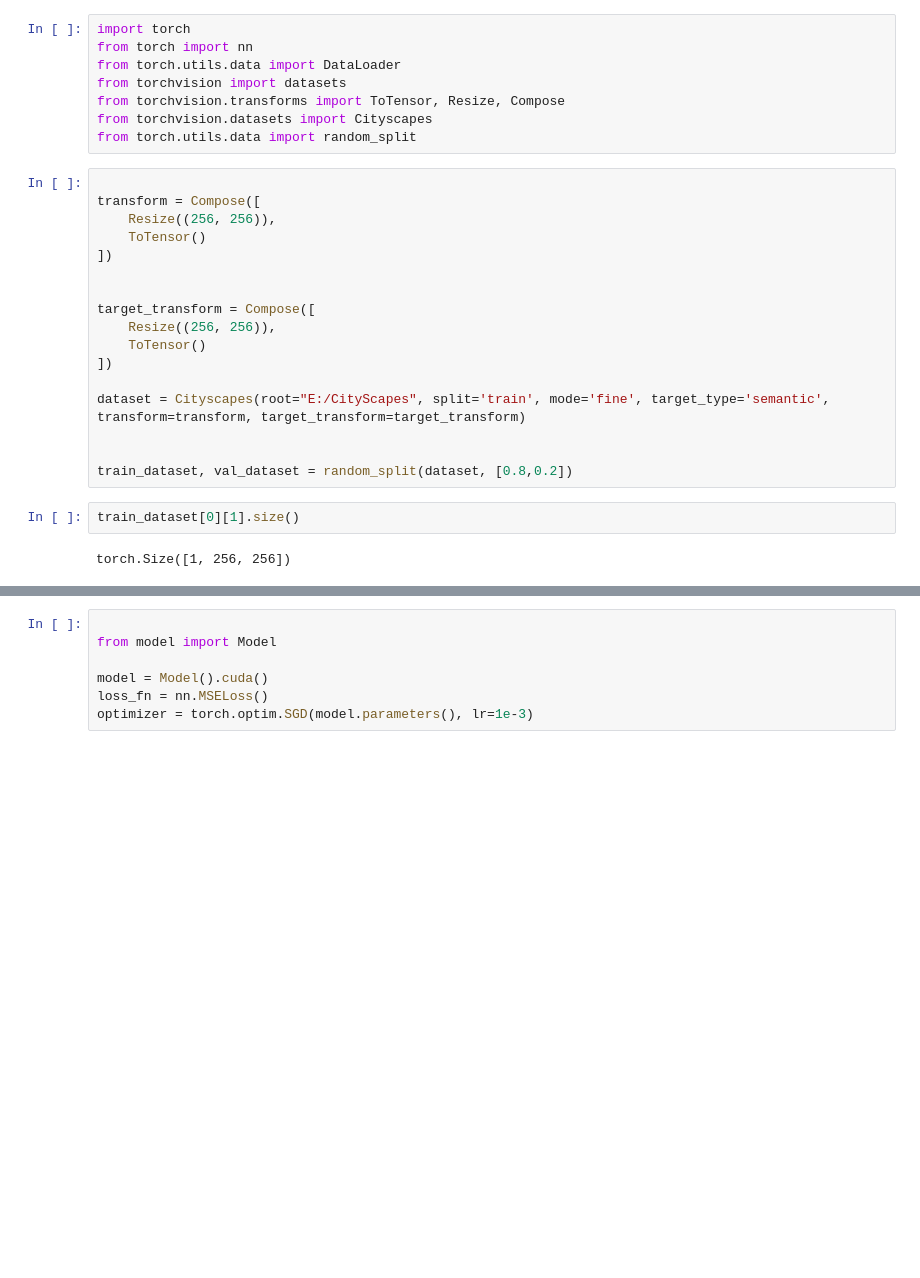
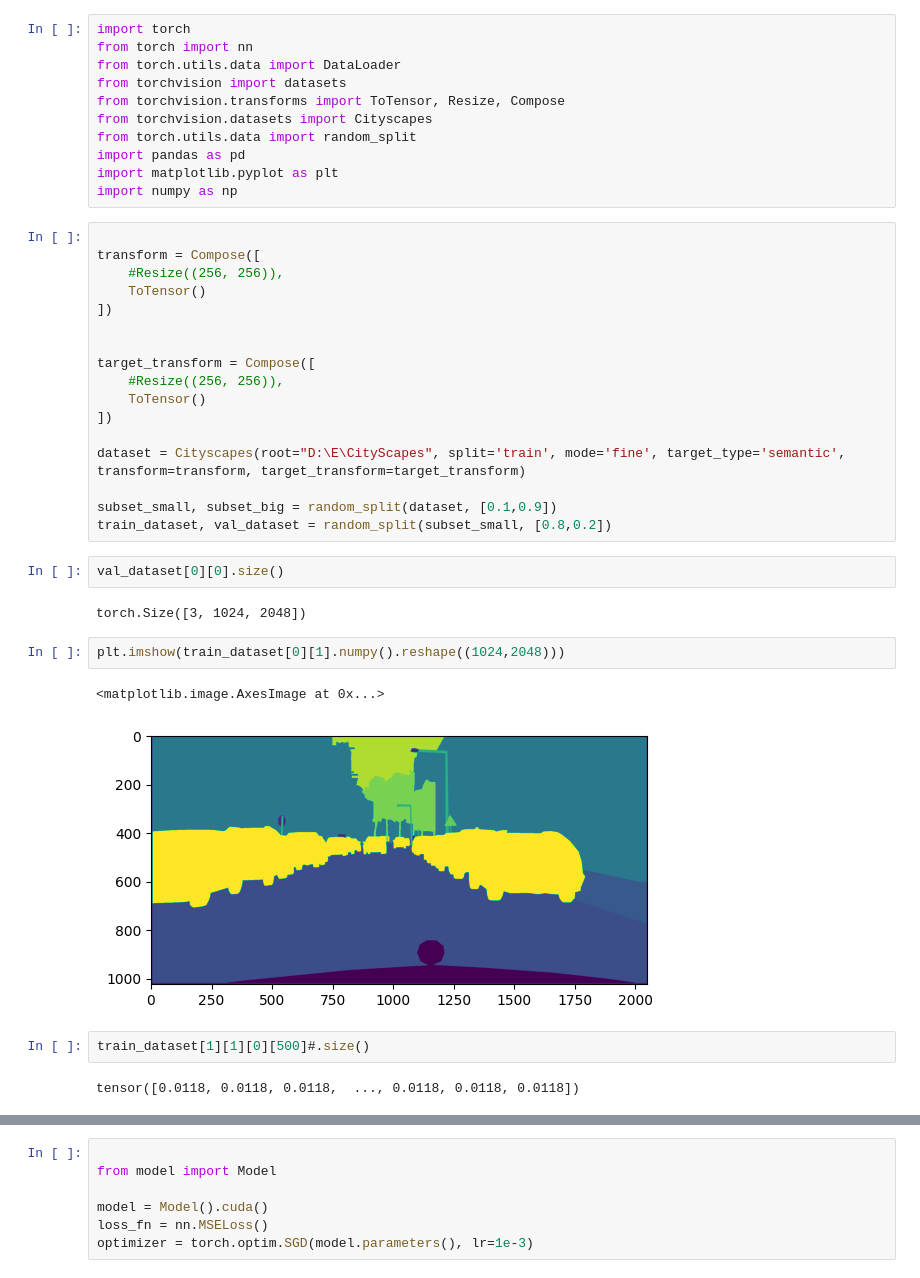
Before and after one commit to svenbbsp/CS_challenge, a Jupyter notebook: Testing.ipynb, the cells around one changed output, grey strips where cells are left out. Cells and saved outputs as stored; diff of their text form; blank space fills up the shorter version.

```diff
--- a/Testing.ipynb
+++ b/Testing.ipynb
@@ -6,24 +6,36 @@ from torchvision import datasets
 from torchvision.transforms import ToTensor, Resize, Compose
 from torchvision.datasets import Cityscapes
 from torch.utils.data import random_split
+import pandas as pd
+import matplotlib.pyplot as plt
+import numpy as np
 # %%
 
 transform = Compose([
-    Resize((256, 256)),
+    #Resize((256, 256)),
     ToTensor()
 ])
 
 
 target_transform = Compose([
-    Resize((256, 256)),
+    #Resize((256, 256)),
     ToTensor()
 ])
 
-dataset = Cityscapes(root="E:/CityScapes", split='train', mode='fine', target_type='semantic', transform=transform, target_transform=target_transform)
+dataset = Cityscapes(root="D:\E\CityScapes", split='train', mode='fine', target_type='semantic', transform=transform, target_transform=target_transform)
 
-
-train_dataset, val_dataset = random_split(dataset, [0.8,0.2])
+subset_small, subset_big = random_split(dataset, [0.1,0.9])
+train_dataset, val_dataset = random_split(subset_small, [0.8,0.2])
+# %%
+val_dataset[0][0].size()
+# %% [output]
+torch.Size([3, 1024, 2048])
+# %%
+plt.imshow(train_dataset[0][1].numpy().reshape((1024,2048)))
+# %% [output]
+<matplotlib.image.AxesImage at 0x...>
+[figure, added]
 # %%
-train_dataset[0][1].size()
+train_dataset[1][1][0][500]#.size()
 # %% [output]
-torch.Size([1, 256, 256])
+tensor([0.0118, 0.0118, 0.0118,  ..., 0.0118, 0.0118, 0.0118])
```
Also changed, not shown: parts of 7 cells of this notebook.
